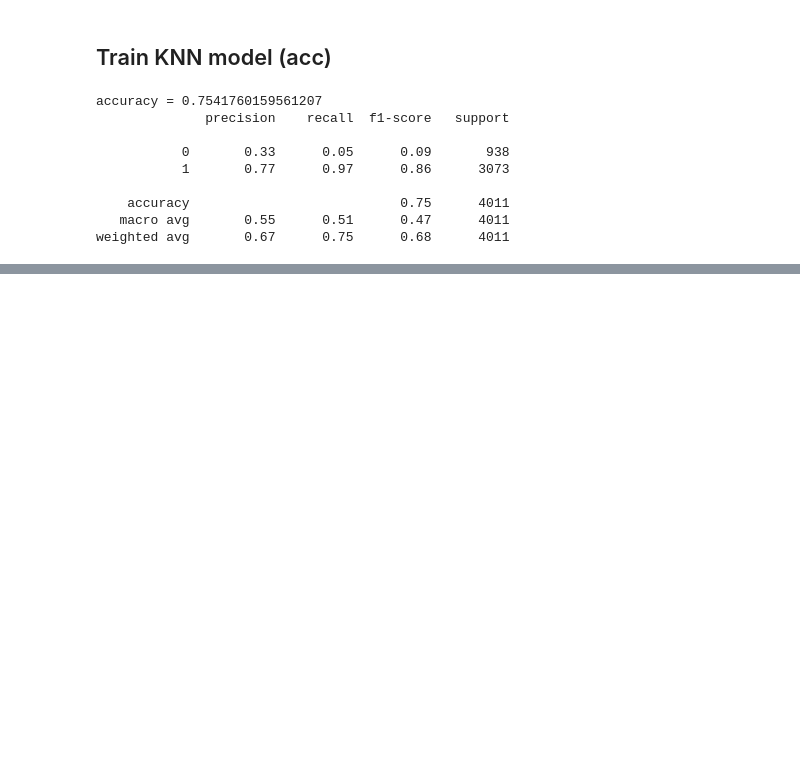
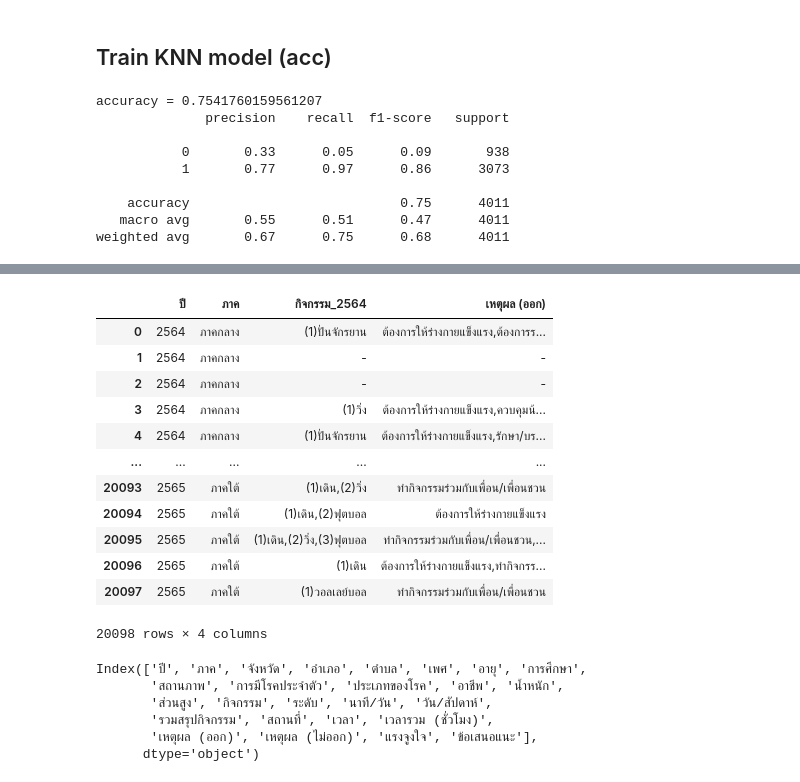
Before and after one commit to Tonry12/BSC_DPDM23, a Jupyter notebook: ex.ipynb, the cells around one changed output, grey strips where cells are left out. Saved outputs shown, nothing was run; the diff lists cells and outputs as text; code cells hidden in the pictures; blank space fills up the shorter version.

```diff
--- a/ex.ipynb
+++ b/ex.ipynb
@@ -546,0 +565,26 @@ weighted avg       0.67      0.75      0.68      4011
+# %%
+associate = a[['ปี','ภาค','กิจกรรม_2564','เหตุผล (ออก)']]
+associate
+# %% [output]
+|  | ปี | ภาค | กิจกรรม_2564 | เหตุผล (ออก) |
+| 0 | 2564 | ภาคกลาง | (1)ปั่นจักรยาน | ต้องการให้ร่างกายแข็งแรง,ต้องการร... |
+| 1 | 2564 | ภาคกลาง | - | - |
+| 2 | 2564 | ภาคกลาง | - | - |
+| 3 | 2564 | ภาคกลาง | (1)วิ่ง | ต้องการให้ร่างกายแข็งแรง,ควบคุมน้... |
+| 4 | 2564 | ภาคกลาง | (1)ปั่นจักรยาน | ต้องการให้ร่างกายแข็งแรง,รักษา/บร... |
+| ... | ... | ... | ... | ... |
+| 20093 | 2565 | ภาคใต้ | (1)เดิน,(2)วิ่ง | ทำกิจกรรมร่วมกับเพื่อน/เพื่อนชวน |
+| 20094 | 2565 | ภาคใต้ | (1)เดิน,(2)ฟุตบอล | ต้องการให้ร่างกายแข็งแรง |
+| 20095 | 2565 | ภาคใต้ | (1)เดิน,(2)วิ่ง,(3)ฟุตบอล | ทำกิจกรรมร่วมกับเพื่อน/เพื่อนชวน,... |
+| 20096 | 2565 | ภาคใต้ | (1)เดิน | ต้องการให้ร่างกายแข็งแรง,ทำกิจกรร... |
+| 20097 | 2565 | ภาคใต้ | (1)วอลเลย์บอล | ทำกิจกรรมร่วมกับเพื่อน/เพื่อนชวน |
+20098 rows × 4 columns
+# %%
+df.columns
+# %% [output]
+Index(['ปี', 'ภาค', 'จังหวัด', 'อำเภอ', 'ตำบล', 'เพศ', 'อายุ', 'การศึกษา',
+       'สถานภาพ', 'การมีโรคประจำตัว', 'ประเภทของโรค', 'อาชีพ', 'น้ำหนัก',
+       'ส่วนสูง', 'กิจกรรม', 'ระดับ', 'นาที/วัน', 'วัน/สัปดาห์',
+       'รวมสรุปกิจกรรม', 'สถานที่', 'เวลา', 'เวลารวม (ชั่วโมง)',
+       'เหตุผล (ออก)', 'เหตุผล (ไม่ออก)', 'แรงจูงใจ', 'ข้อเสนอแนะ'],
+      dtype='object')
```
Also changed, not shown: parts of 11 cells of this notebook.
